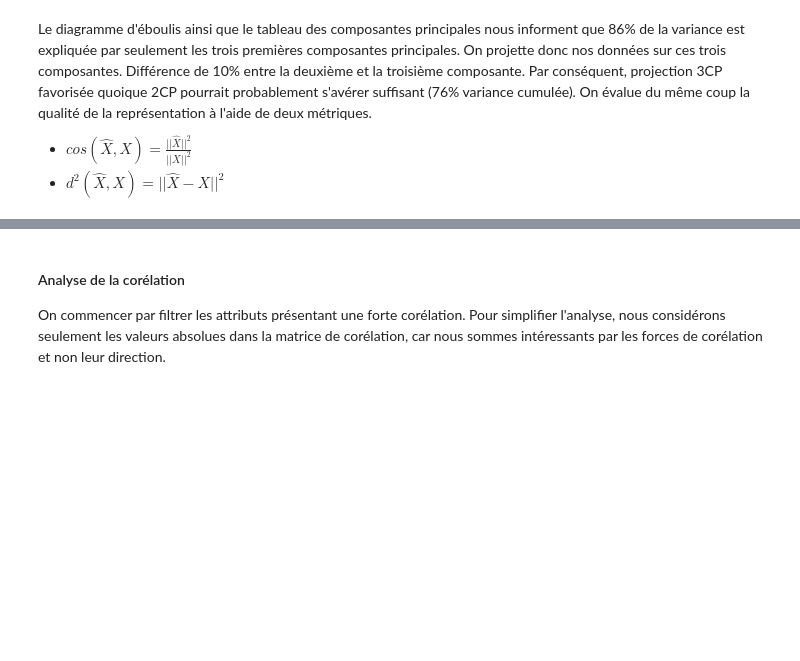
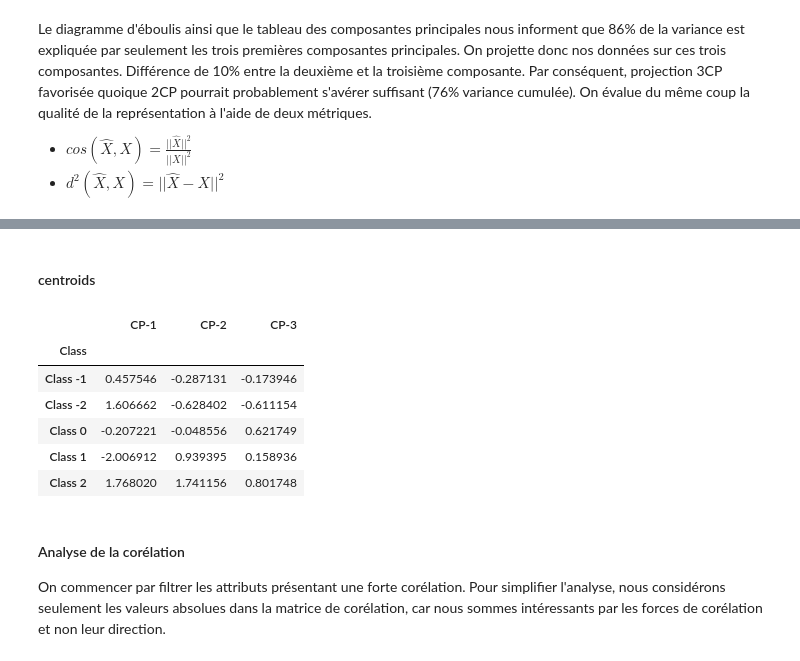
Before and after one commit to ireydiak/fraud_detection, a Jupyter notebook: tp1_v1.ipynb, the cells around one changed output, grey strips where cells are left out. Saved outputs shown, nothing was run; the diff lists cells and outputs as text; code cells hidden in the pictures; blank space fills up the shorter version.

```diff
--- a/tp1_v1.ipynb
+++ b/tp1_v1.ipynb
@@ -384,0 +338,12 @@ Le résultat n'est pas plus informatif.
+# %% [markdown]
+#### centroids
+# %%
+df_acp.groupby("Class").mean()
+# %% [output]
+|  | CP-1 | CP-2 | CP-3 |
+| Class |  |  |  |
+| Class -1 | 0.457546 | -0.287131 | -0.173946 |
+| Class -2 | 1.606662 | -0.628402 | -0.611154 |
+| Class 0 | -0.207221 | -0.048556 | 0.621749 |
+| Class 1 | -2.006912 | 0.939395 | 0.158936 |
+| Class 2 | 1.768020 | 1.741156 | 0.801748 |
```
Also changed, not shown: parts of 30 cells of this notebook.
